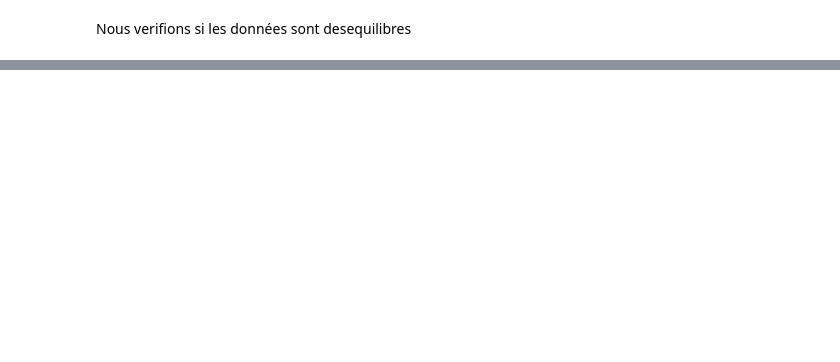
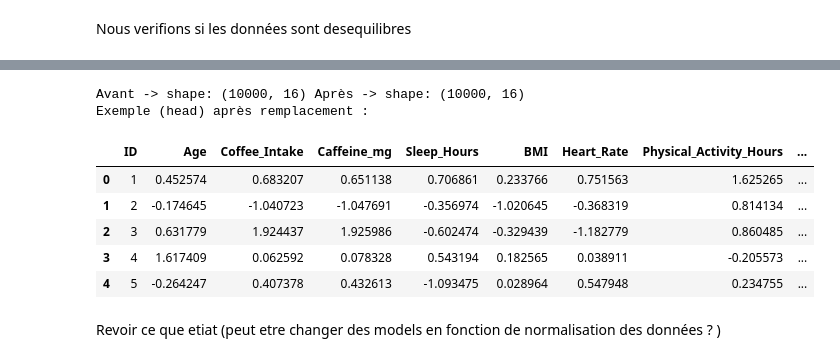
Before and after one commit to riada-zotiny/Processus_data, a Jupyter notebook: projet_AA.ipynb, the cells around one changed output, grey strips where cells are left out. Drawn from its saved outputs; the diff is of its cells as text; code cells hidden in the pictures; blank space fills up the shorter version.

```diff
--- a/projet_AA.ipynb
+++ b/projet_AA.ipynb
@@ -338,0 +525,42 @@ Normalement a partir des chiffres et visualizations nous pouvons conclure que le
+# %%
+
+df_before_replace = df.copy()
+
+
+num_cols = numeric_cols  # -> ['Age', 'Coffee_Intake', 'Caffeine_mg', 'Sleep_Hours', 'BMI', 'Heart_Rate', 'Physical_Activity_Hours']
+
+
+encoded_cols_from_encoded = [c for c in df_encoded.columns if c.endswith("_encoded")]
+if encoded_cols_from_encoded:
+    enc_df = df_encoded[encoded_cols_from_encoded].rename(columns={c: c.replace("_encoded", "") for c in encoded_cols_from_encoded})
+else:
+    enc_candidates = [c for c in cols_to_replace if c in df_encoded.columns]
+    enc_df = df_encoded[enc_candidates]
+
+
+df_updated = df.copy()
+
+for c in num_cols:
+    if c in df_scaled.columns:
+        df_updated[c] = df_scaled[c]
+
+
+for c in enc_df.columns:
+    df_updated[c] = enc_df[c]
+
+#
+print("Avant -> shape:", df_before_replace.shape, "Après -> shape:", df_updated.shape)
+print("Exemple (head) après remplacement :")
+display(df_updated.head())
+
+
+df = df_updated
+# %% [output]
+Avant -> shape: (10000, 16) Après -> shape: (10000, 16)
+Exemple (head) après remplacement :
+|  | ID | Age | Coffee_Intake | Caffeine_mg | Sleep_Hours | BMI | Heart_Rate | Physical_Activity_Hours | ... |
+| 0 | 1 | 0.452574 | 0.683207 | 0.651138 | 0.706861 | 0.233766 | 0.751563 | 1.625265 | ... |
+| 1 | 2 | -0.174645 | -1.040723 | -1.047691 | -0.356974 | -1.020645 | -0.368319 | 0.814134 | ... |
+| 2 | 3 | 0.631779 | 1.924437 | 1.925986 | -0.602474 | -0.329439 | -1.182779 | 0.860485 | ... |
+| 3 | 4 | 1.617409 | 0.062592 | 0.078328 | 0.543194 | 0.182565 | 0.038911 | -0.205573 | ... |
+| 4 | 5 | -0.264247 | 0.407378 | 0.432613 | -1.093475 | 0.028964 | 0.547948 | 0.234755 | ... |
@@ -338,0 +577,2 @@ Normalement a partir des chiffres et visualizations nous pouvons conclure que le
+# %% [markdown]
+Revoir ce que etiat (peut etre changer des models en fonction de normalisation des données ? )
```
Also changed, not shown: parts of 53 cells of this notebook, 3 other files.
